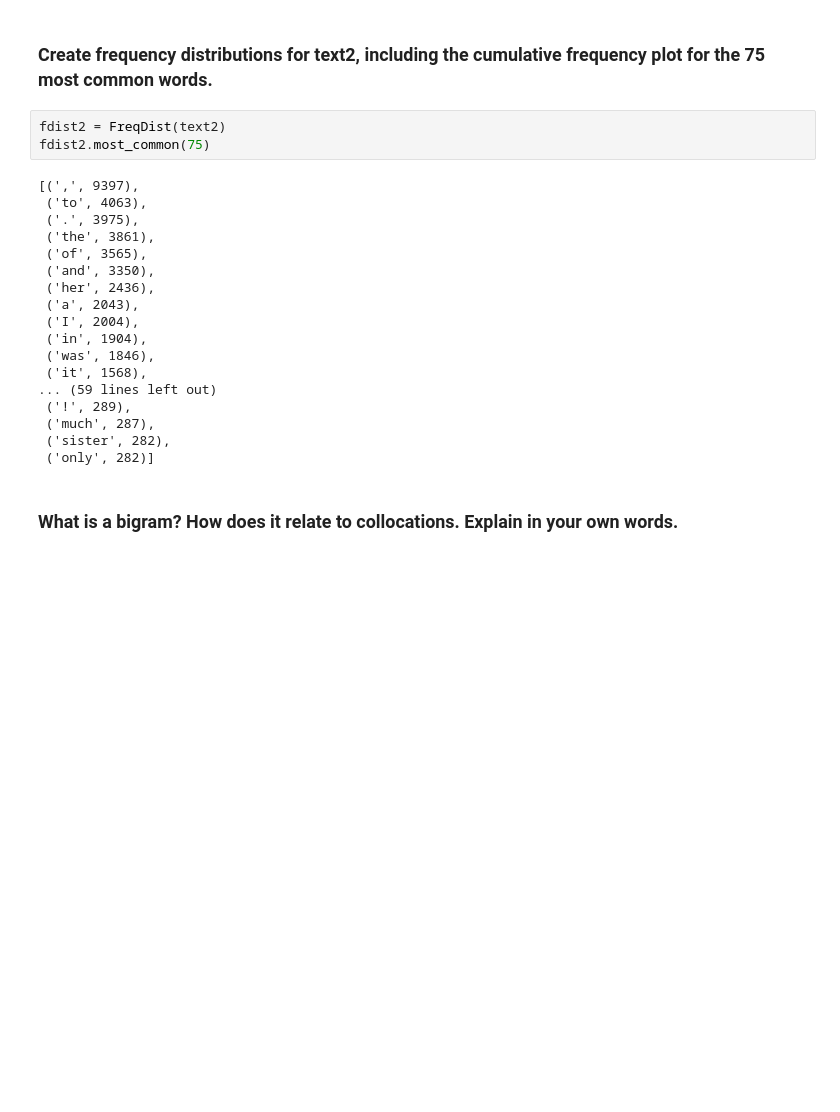
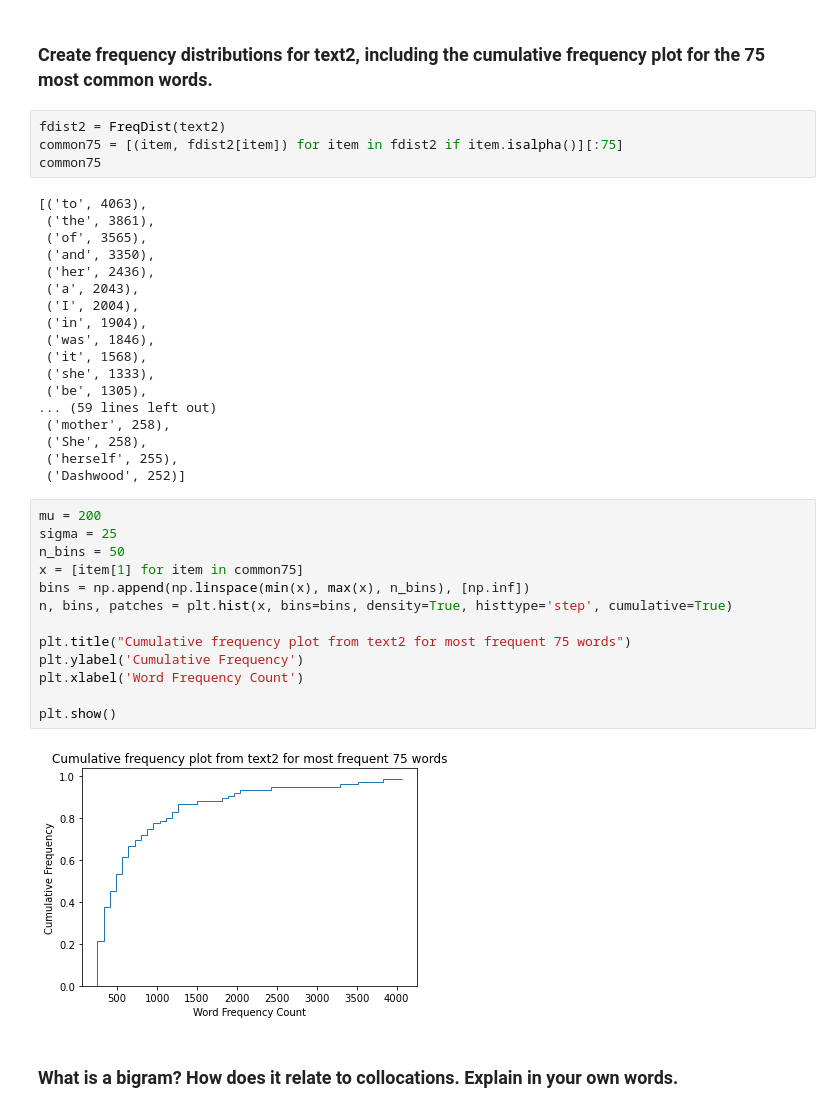
Before and after one commit to Narcissist1/socialgraphs2020, a Jupyter notebook: lectures/Week6.ipynb, the cells around one changed output. Drawn from its saved outputs; the diff is of its cells as text; blank space fills up the shorter version.

Commit message:
add missing plot

```diff
--- a/lectures/Week6.ipynb
+++ b/lectures/Week6.ipynb
@@ -129,11 +130,10 @@ The variety of the language in term of different words usage
 ### Create frequency distributions for text2, including the cumulative frequency plot for the 75 most common words.
 # %%
 fdist2 = FreqDist(text2)
-fdist2.most_common(75)
+common75 = [(item, fdist2[item]) for item in fdist2 if item.isalpha()][:75]
+common75
 # %% [output]
-[(',', 9397),
- ('to', 4063),
- ('.', 3975),
+[('to', 4063),
  ('the', 3861),
  ('of', 3565),
  ('and', 3350),
@@ -143,11 +143,28 @@ fdist2.most_common(75)
  ('in', 1904),
  ('was', 1846),
  ('it', 1568),
+ ('she', 1333),
+ ('be', 1305),
 ... (59 lines left out)
- ('!', 289),
- ('much', 287),
- ('sister', 282),
- ('only', 282)]
+ ('mother', 258),
+ ('She', 258),
+ ('herself', 255),
+ ('Dashwood', 252)]
+# %%
+mu = 200
+sigma = 25
+n_bins = 50
+x = [item[1] for item in common75]
+bins = np.append(np.linspace(min(x), max(x), n_bins), [np.inf])
+n, bins, patches = plt.hist(x, bins=bins, density=True, histtype='step', cumulative=True)
+
+plt.title("Cumulative frequency plot from text2 for most frequent 75 words")
+plt.ylabel('Cumulative Frequency')
+plt.xlabel('Word Frequency Count')
+
+plt.show()
+# %% [output]
+[figure, added]
 # %% [markdown]
 ### What is a bigram? How does it relate to collocations. Explain in your own words.
 # %% [markdown]
```
Also changed, not shown: parts of 3 cells of this notebook.
